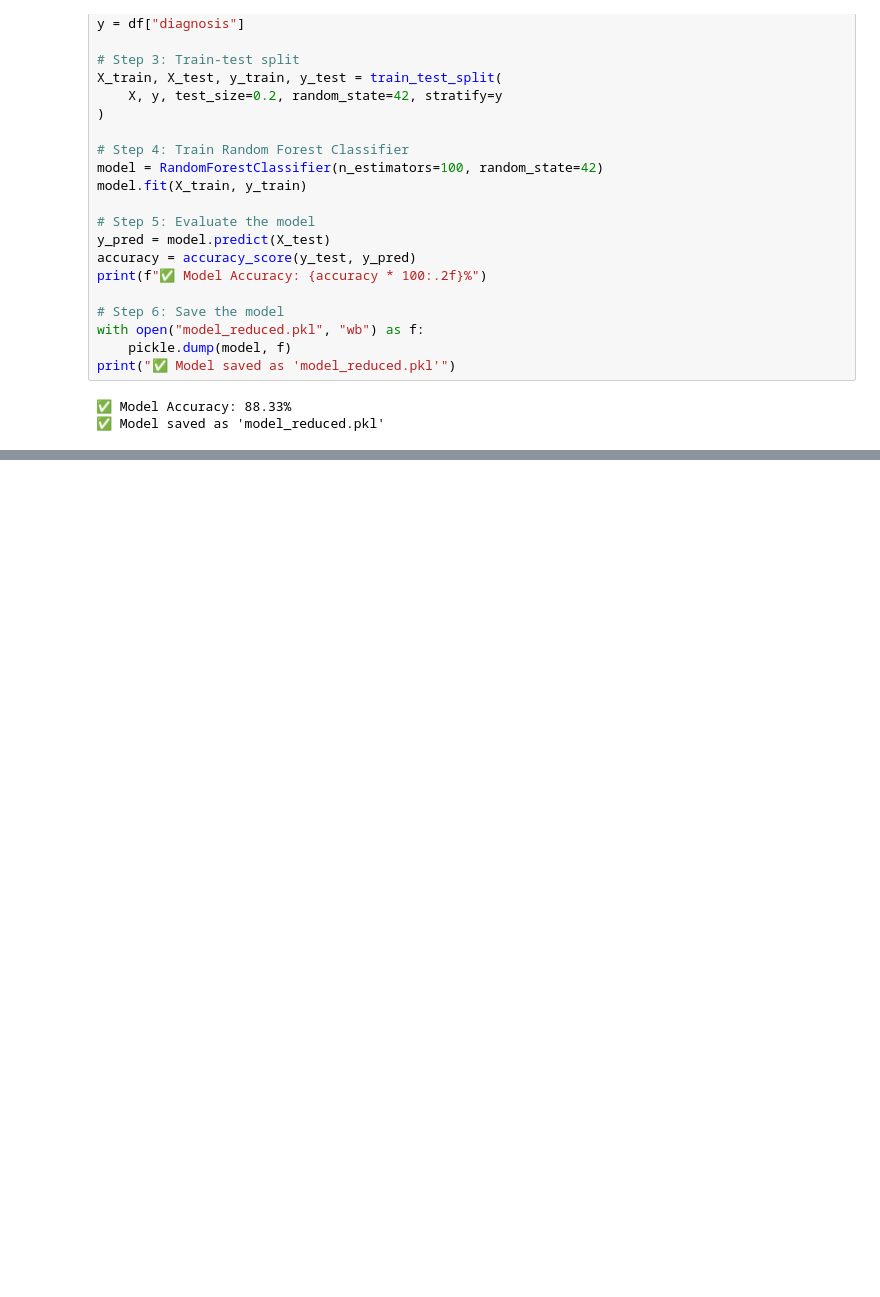
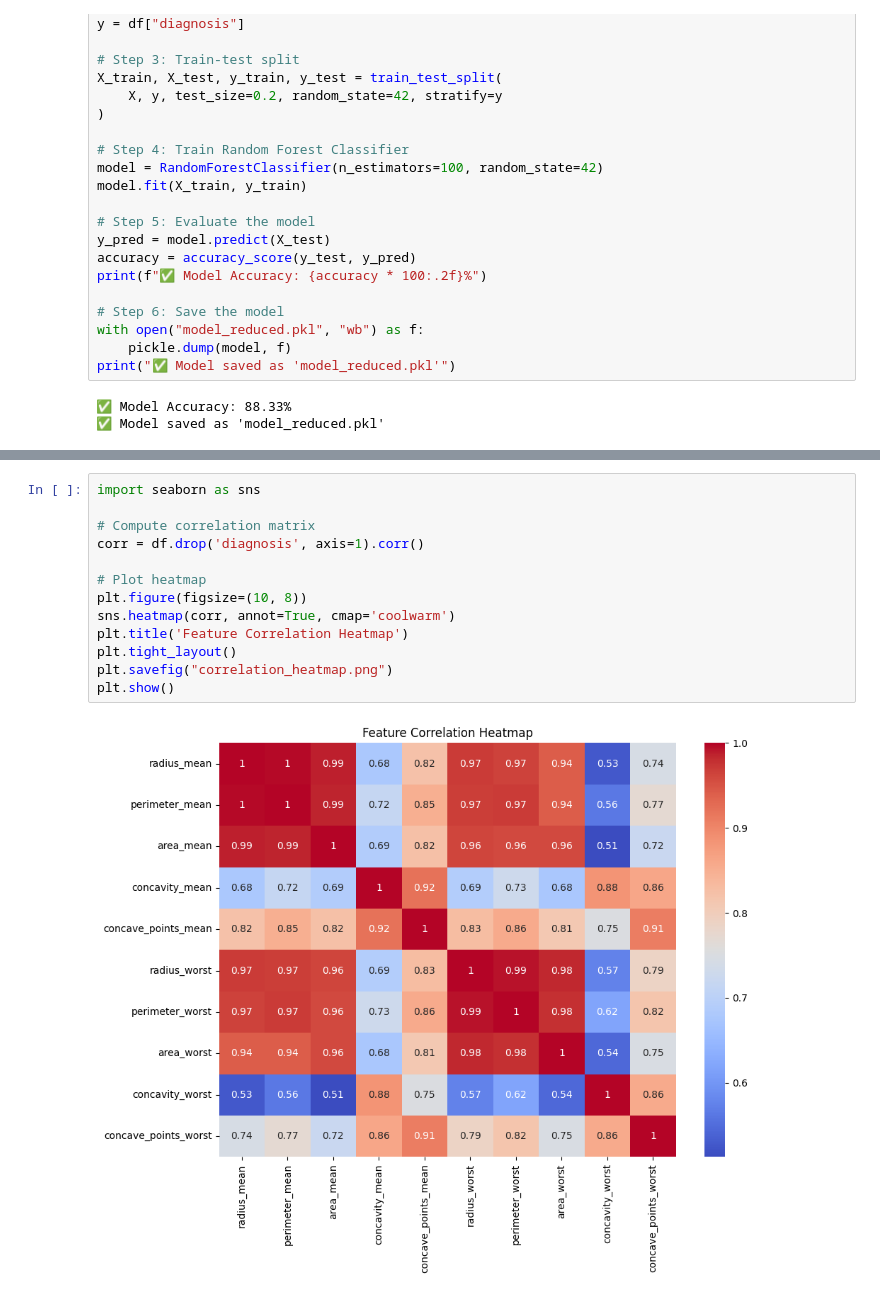
Before and after one commit to radecoder/medical-ml-repo, a Jupyter notebook: Advance Project Breast Cancer Prediction Using ML.ipynb, the cells around one changed output, grey strips where cells are left out. Cells and saved outputs as stored; diff of their text form; blank space fills up the shorter version.

```diff
--- a/Advance Project Breast Cancer Prediction Using ML.ipynb
+++ b/Advance Project Breast Cancer Prediction Using ML.ipynb
@@ -1207,0 +1250,15 @@ print("✅ Model saved as 'model_reduced.pkl'")
+# %%
+import seaborn as sns
+
+# Compute correlation matrix
+corr = df.drop('diagnosis', axis=1).corr()
+
+# Plot heatmap
+plt.figure(figsize=(10, 8))
+sns.heatmap(corr, annot=True, cmap='coolwarm')
+plt.title('Feature Correlation Heatmap')
+plt.tight_layout()
+plt.savefig("correlation_heatmap.png")
+plt.show()
+# %% [output]
+[figure, added]
```
Also changed, not shown: parts of 4 cells of this notebook, 19 other files.
